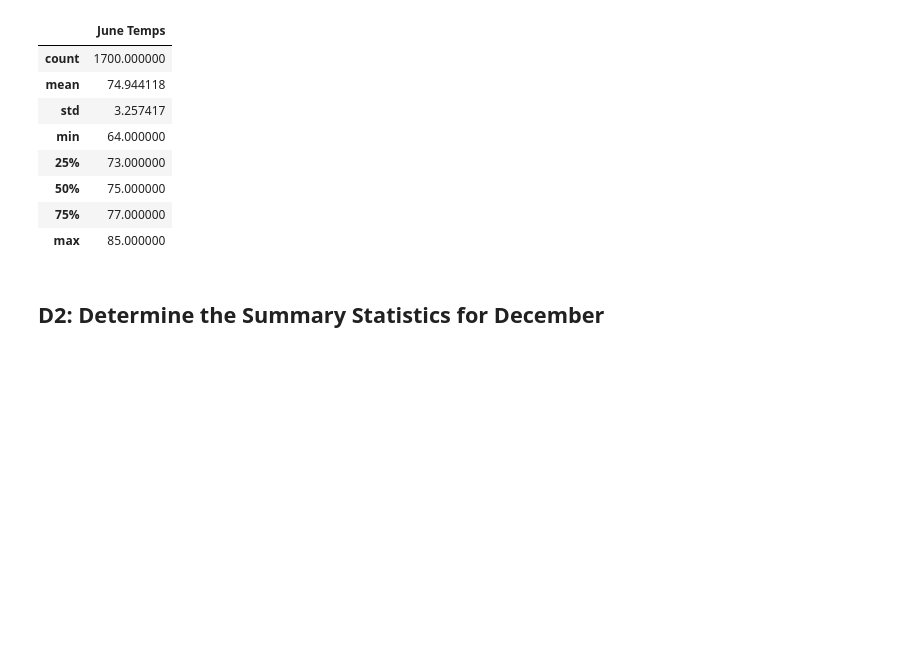
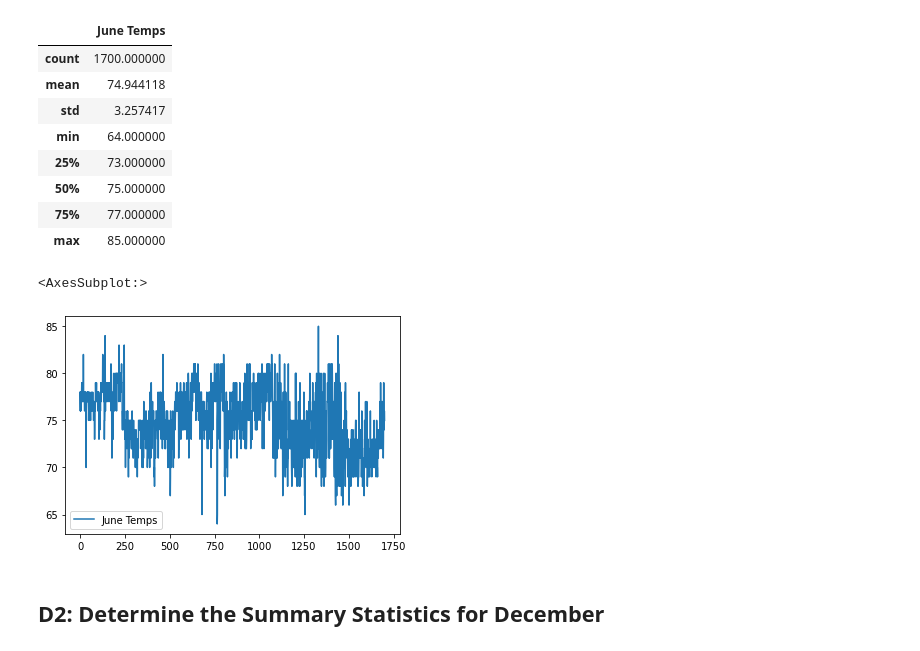
Before and after one commit to johnjphenom/week9_hw_sqllite, a Jupyter notebook: SurfsUp_Challenge.ipynb, the cells around one changed output. Drawn from its saved outputs; the diff is of its cells as text; code cells hidden in the pictures; blank space fills up the shorter version.

Commit message:
added images

```diff
--- a/SurfsUp_Challenge.ipynb
+++ b/SurfsUp_Challenge.ipynb
@@ -75,6 +75,11 @@ june_temp_df.describe()
 | 50% | 75.000000 |
 | 75% | 77.000000 |
 | max | 85.000000 |
+# %%
+june_temp_df.plot()
+# %% [output]
+<AxesSubplot:>
+[figure, added]
 # %% [markdown]
 ## D2: Determine the Summary Statistics for December
 # %%
```
Also changed, not shown: parts of 1 cell of this notebook, 2 other files.
